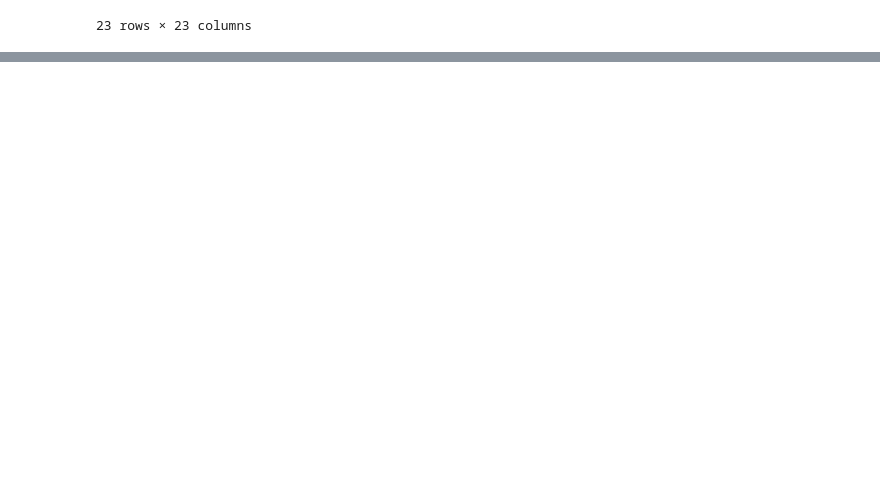
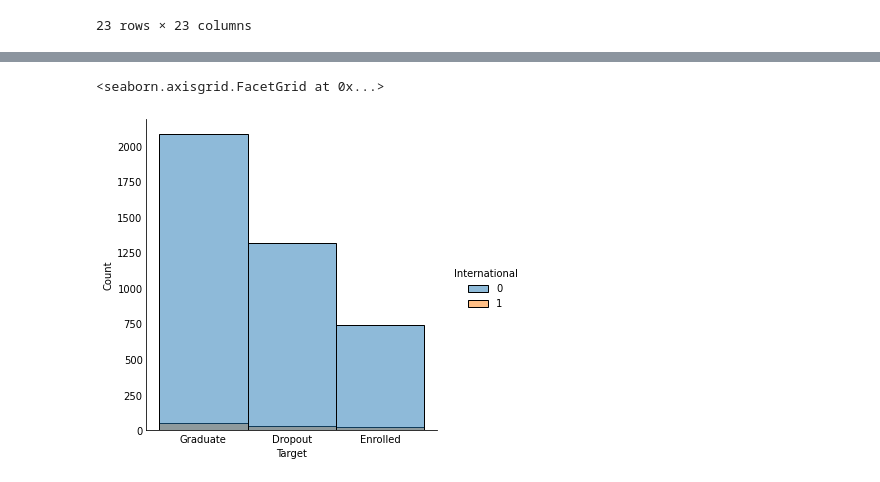
Before and after one commit to Zainking/INFOSYS722-BDAS, a Jupyter notebook: Spark DataFrame - BDAS.ipynb, the cells around one changed output, grey strips where cells are left out. Saved outputs shown, nothing was run; the diff lists cells and outputs as text; code cells hidden in the pictures; blank space fills up the shorter version.

```diff
--- a/Spark DataFrame - BDAS.ipynb
+++ b/Spark DataFrame - BDAS.ipynb
@@ -490,0 +529,5 @@ only showing top 20 rows
+# %%
+sns.displot(data=df, hue="International",x="Target" )
+# %% [output]
+<seaborn.axisgrid.FacetGrid at 0x...>
+[figure, added]
```
Also changed, not shown: parts of 14 cells of this notebook.
